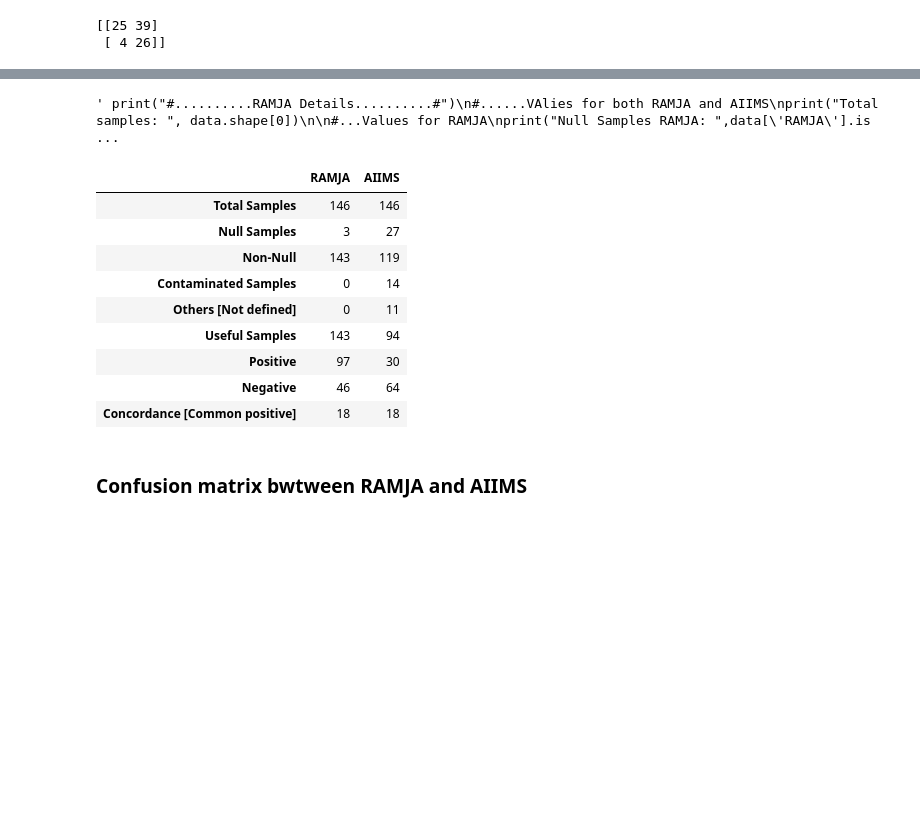
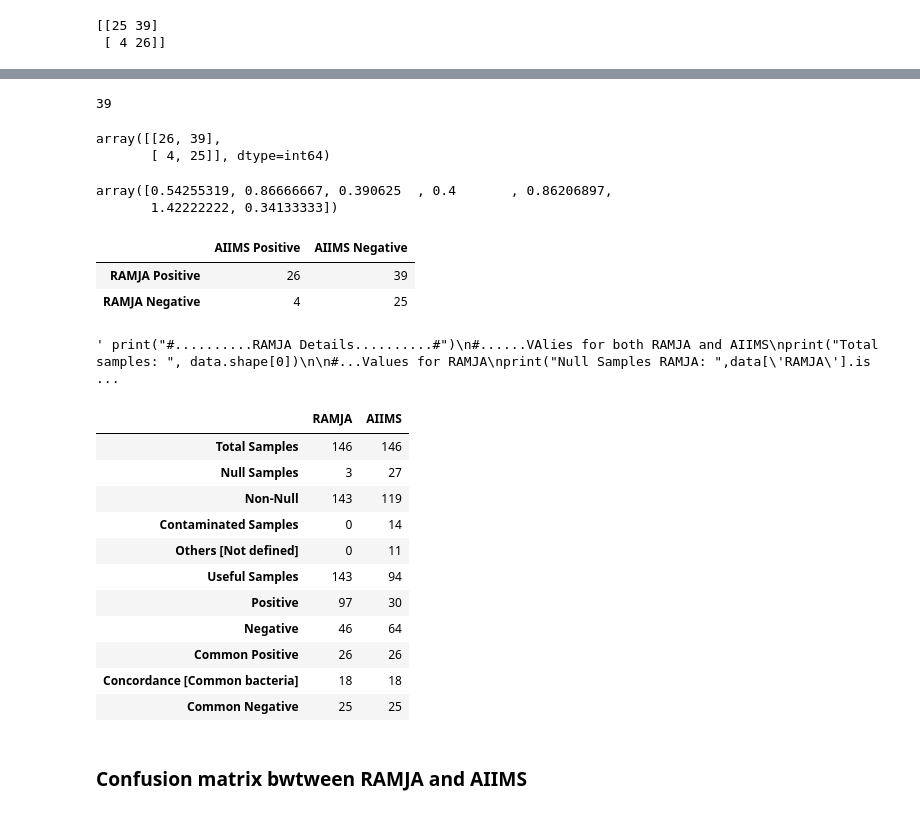
Before and after one commit to neeliit/DiagnosticsPy, a Jupyter notebook: comparision.ipynb, the cells around one changed output, grey strips where cells are left out. Saved outputs shown, nothing was run; the diff lists cells and outputs as text; code cells hidden in the pictures; blank space fills up the shorter version.

```diff
--- a/comparision.ipynb
+++ b/comparision.ipynb
@@ -279,0 +263,12 @@ df_NonNaN_A.head()
+# %%
+tn, fp, fn, tp = confusion_matrix(y_true, y_pred).ravel()
+# %%
+fp
+# %% [output]
+39
+# %%
+t_cm = np.array([tp, fp, fn, tn]).reshape(2,2)
+t_cm
+# %% [output]
+array([[26, 39],
+       [ 4, 25]], dtype=int64)
@@ -279,0 +308,5 @@ df_NonNaN_A.head()
+# %%
+scores(y_true,y_pred)
+# %% [output]
+array([0.54255319, 0.86666667, 0.390625  , 0.4       , 0.86206897,
+       1.42222222, 0.34133333])
@@ -280,3 +315,10 @@ df_NonNaN_A.head()
+# %%
+df_cm =pd.DataFrame(t_cm,index=['RAMJA Positive','RAMJA Negative'], columns= ['AIIMS Positive','AIIMS Negative'])
+df_cm
+# %% [output]
+|  | AIIMS Positive | AIIMS Negative |
+| RAMJA Positive | 26 | 39 |
+| RAMJA Negative | 4 | 25 |
 # %%
 """ print("#..........RAMJA Details..........#")
 #......VAlies for both RAMJA and AIIMS
@@ -316,19 +358,24 @@ samplesDetail = {
     "Useful Samples":[df_R_clean.shape[0], df_A_clean.shape[0]],
     "Positive": [df_NonNaN_R['Infection_R'].sum(),df_NonNaN_A['Infection_A'].sum()],
     "Negative": [df_NonNaN_R['Sterile'].sum(),df_NonNaN_A['Sterile'].sum()],
-    "Concordance [Common positive]": [df_C['concordance'].sum(),df_C['concordance'].sum()]
+    "Common Positive": [tp,tp],
+    "Concordance [Common bacteria]": [df_C['concordance'].sum(),df_C['concordance'].sum()],
+    "Common Negative": [tn,tn]
+
 }
 # %%
-df_samplesDetail = pd.DataFrame(samplesDetail, index=['RAMJA','AIIMS'])
-df_samplesDetail.T
+df_samplesDetail = pd.DataFrame(samplesDetail, index=['RAMJA','AIIMS']).T
+df_samplesDetail
 # %% [output]
 |  | RAMJA | AIIMS |
 | Total Samples | 146 | 146 |
 | Null Samples | 3 | 27 |
 | Non-Null | 143 | 119 |
 | Contaminated Samples | 0 | 14 |
 | Others [Not defined] | 0 | 11 |
 | Useful Samples | 143 | 94 |
 | Positive | 97 | 30 |
 | Negative | 46 | 64 |
-| Concordance [Common positive] | 18 | 18 |
+| Common Positive | 26 | 26 |
+| Concordance [Common bacteria] | 18 | 18 |
+| Common Negative | 25 | 25 |
```
Also changed, not shown: parts of 6 cells of this notebook, 1 other file.
